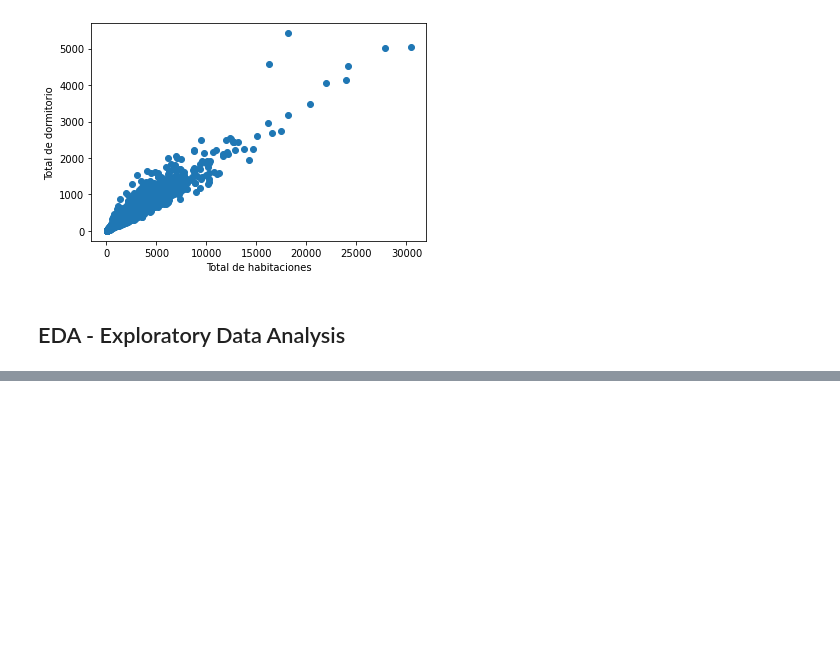
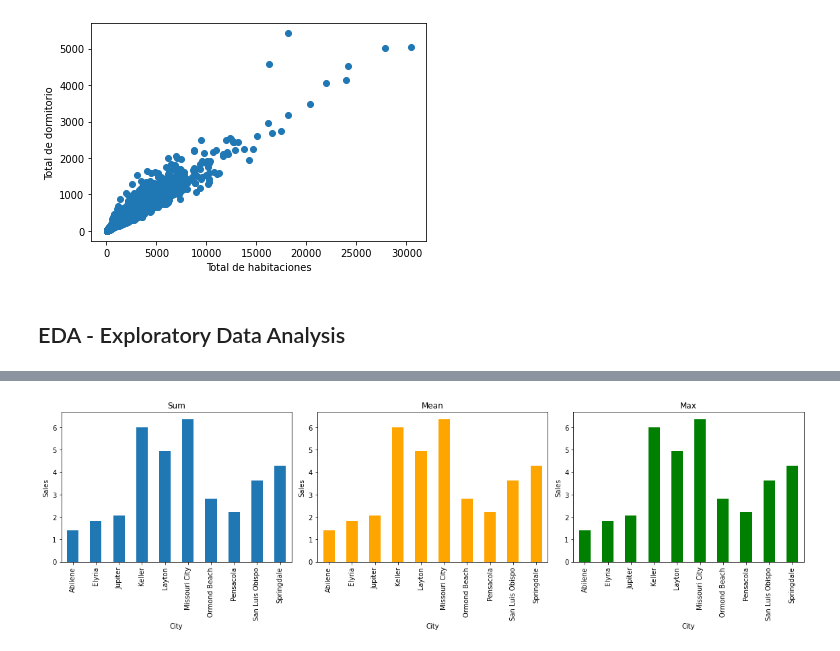
Before and after one commit to CoffeJeanCode/learning-ml, a Jupyter notebook: python-for-ml/Data-visualization.ipynb, the cells around one changed output, grey strips where cells are left out. Saved outputs shown, nothing was run; the diff lists cells and outputs as text; code cells hidden in the pictures; blank space fills up the shorter version.

```diff
--- a/python-for-ml/Data-visualization.ipynb
+++ b/python-for-ml/Data-visualization.ipynb
@@ -18,7 +18,9 @@ plt.show()
 # %% [markdown]
 ## EDA - Exploratory Data Analysis
 # %%
-#  TODO: MAKE A EDA (Exploratory)
-# url = "https://github.com/awesomedata/awesome-public-datasets/blob/master/Datasets/titanic.csv.zip "
-# df_cencus = pd.read_csv(url)
-# df_cencus.info()
+
+import os
+
+
+# os.open("/app/sample-data/supermarket.csv", 1)
+df_supermarket = pd.read_csv("/app/sample-data/supermarket.csv")
@@ -24,0 +57,5 @@ plt.show()
+# %%
+df_supermarket = df_supermarket.drop_duplicates()
+df_supermarket = df_supermarket.dropna()
+
+df_supermarket.info()
@@ -24,0 +92,23 @@ plt.show()
+# %%
+top_cities = df_supermarket.groupby("City")["Sales"].sum().sort_values(ascending=True).head(10).index
+
+sales_by_city_sum = df_supermarket[df_supermarket["City"].isin(top_cities)].groupby("City")["Sales"].sum()
+sales_by_city_mean = df_supermarket[df_supermarket["City"].isin(top_cities)].groupby("City")["Sales"].mean()
+sales_by_city_max = df_supermarket[df_supermarket["City"].isin(top_cities)].groupby("City")["Sales"].max()
+# %%
+fig, axs = plt.subplots(1, 3, figsize=(16, 5))
+
+plt.title("Top City Stats")
+
+sales_by_city_sum.plot(kind="bar", ax=axs[0], title="Sum")
+sales_by_city_mean.plot(kind="bar", ax=axs[1], title="Mean", color="orange")
+sales_by_city_max.plot(kind="bar", ax=axs[2], title="Max", color="green")
+
+for ax in axs:
+    ax.set_xlabel("City")
+    ax.set_ylabel("Sales")
+
+plt.tight_layout()
+plt.show()
+# %% [output]
+[figure, added]
```
Also changed, not shown: parts of 5 cells of this notebook, 1 other file.
